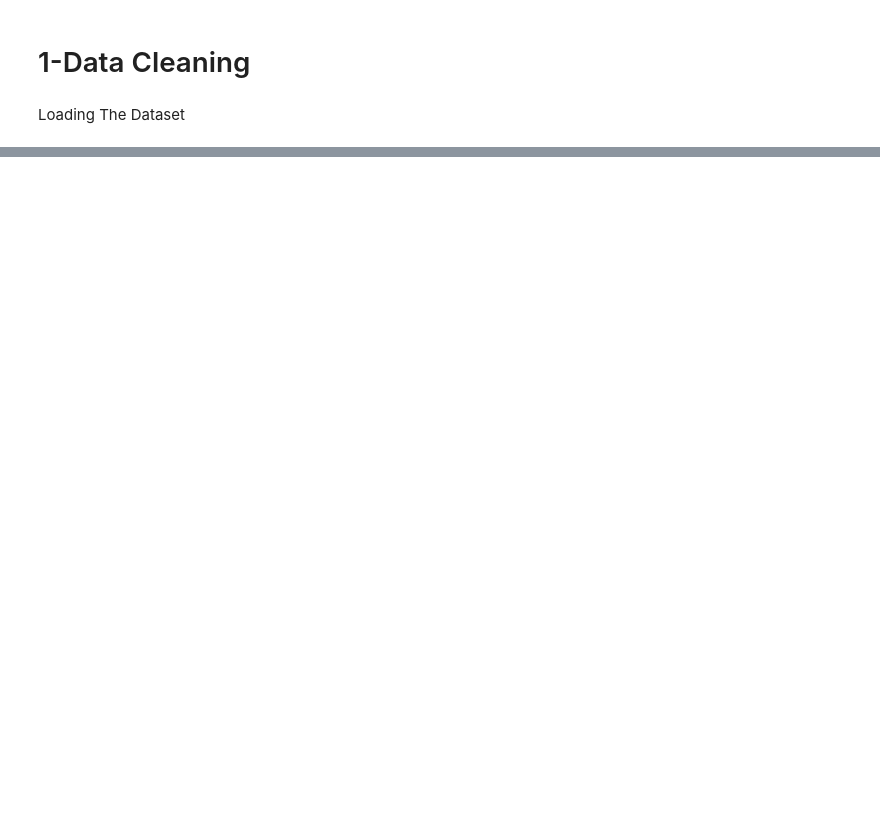
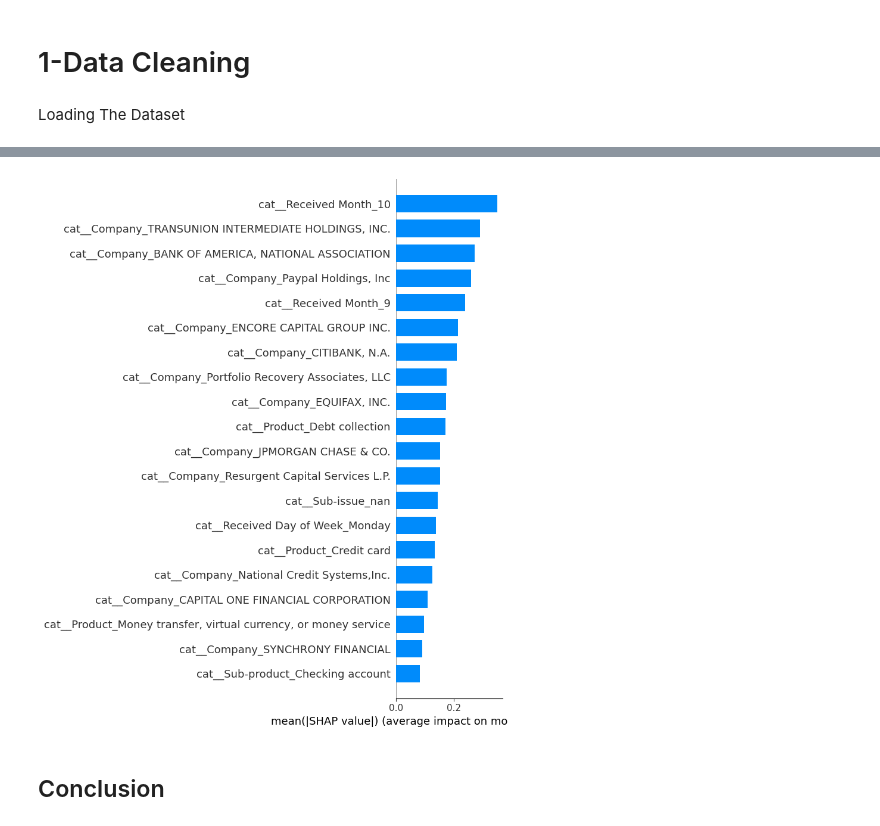
Before and after one commit to kya6/Cinsight, a Jupyter notebook: Cinsight.ipynb, the cells around one changed output, grey strips where cells are left out. Saved outputs shown, nothing was run; the diff lists cells and outputs as text; code cells hidden in the pictures; blank space fills up the shorter version.

```diff
--- a/Cinsight.ipynb
+++ b/Cinsight.ipynb
@@ -221,0 +1648,12 @@ Updated dataset shape: (81886, 13)
+# %%
+# Baseline model: always predict the majority class (No Relief)
+from sklearn.dummy import DummyClassifier
+
+baseline = DummyClassifier(strategy="most_frequent")
+baseline.fit(X_train_processed, y_train)
+
+y_pred_baseline = baseline.predict(X_test_processed)
+
+print("Baseline Accuracy:", accuracy_score(y_test, y_pred_baseline))
+print("\nClassification Report:")
+print(classification_report(y_test, y_pred_baseline))
@@ -221,0 +1801,17 @@ Updated dataset shape: (81886, 13)
+# %%
+# Explain the winning model's predictions using SHAP
+import shap
+
+# LinearExplainer works efficiently with linear models and sparse data
+explainer = shap.LinearExplainer(log_reg, X_train_processed)
+
+# Compute SHAP values on a sample of the test set (faster, still representative)
+sample_size = 200
+X_sample = X_test_processed[:sample_size]
+shap_values = explainer.shap_values(X_sample)
+
+# Get readable feature names from the original preprocessor
+feature_names = preprocessor.get_feature_names_out()
+
+print("SHAP values computed successfully")
+print("Shape:", shap_values.shape)
@@ -221,0 +1822,19 @@ Updated dataset shape: (81886, 13)
+# %%
+# Show a summary plot of the most influential features
+import matplotlib.pyplot as plt
+
+shap.summary_plot(
+    shap_values,
+    X_sample,
+    feature_names=feature_names,
+    plot_type="bar",
+    max_display=20,
+    show=False
+)
+plt.tight_layout()
+plt.savefig("shap_summary.png", dpi=150)
+plt.show()
+# %% [output]
+[figure, added]
+# %% [markdown]
+## Conclusion
```
Also changed, not shown: parts of 143 cells of this notebook.
